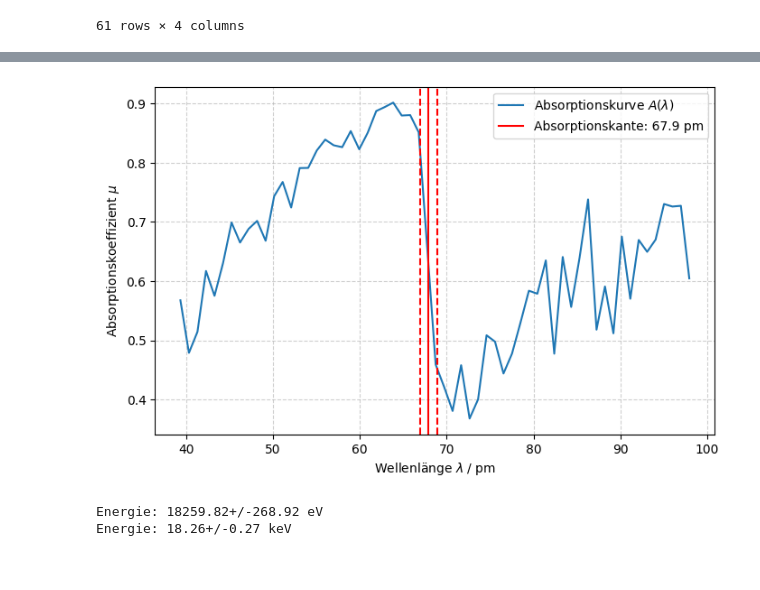
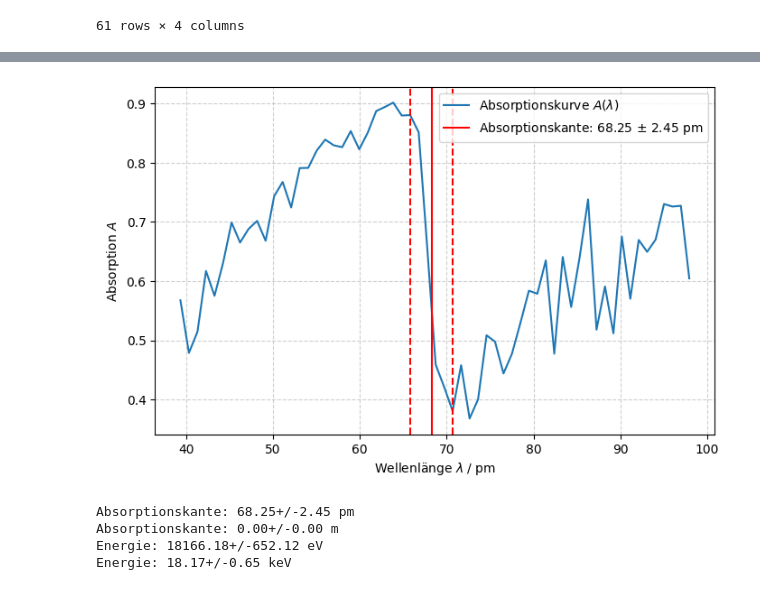
Before and after one commit to henri-climber/AP3, a Jupyter notebook: XST/A9.ipynb, the cells around one changed output, grey strips where cells are left out. Drawn from its saved outputs; the diff is of its cells as text; code cells hidden in the pictures.

```diff
--- a/XST/A9.ipynb
+++ b/XST/A9.ipynb
@@ -46,32 +57,36 @@ df.head()
 # %%
 fig, ax = plt.subplots(figsize=(8, 5))
 
 ax.plot(df.index, df["abs"], linestyle='-', label='Absorptionskurve $A(\lambda)$')
 
 ax.set_xlabel(r"Wellenlänge $\lambda$ / pm")
-ax.set_ylabel(r"Absorptionskoeffizient $\mu$")
+ax.set_ylabel(r"Absorption $A$")
 
 ax.grid(True, linestyle='--', alpha=0.6)
 
+kante_low = 65.8
+kante_up = 70.7
+kante_center = (kante_low + kante_up) / 2
+kante_unc = (kante_up - kante_low) / 2
 
-lambda_kante = 67.9   # Die Mitte der Kante (durchgezogene Linie)
-breite = 1.0          # Bereich um die Kante (gestrichelte Linien)
-
-ax.axvline(x=lambda_kante, color='red', linestyle='-', label=f'Absorptionskante: {lambda_kante} pm')
-ax.axvline(x=lambda_kante - breite, color='red', linestyle='--')
-ax.axvline(x=lambda_kante + breite, color='red', linestyle='--')
+ax.axvline(x=kante_center, color='red', linestyle='-', label=f'Absorptionskante: {kante_center:.2f} $\\pm$ {kante_unc:.2f} pm')
+ax.axvline(x=kante_low, color='red', linestyle='--')
+ax.axvline(x=kante_up, color='red', linestyle='--')
 
 ax.legend()
 
 plt.show()
 # %% [output]
-[figure, old version]
+[figure, new version]
 # %%
 from scipy.constants import h, c, e
 from uncertainties import ufloat
 
-l_pm = ufloat(67.9, 1.0)
+l_pm = ufloat(kante_center, kante_unc)
 l_m = l_pm * 1e-12
+
+print(f"Absorptionskante: {l_pm:.2f} pm")
+print(f"Absorptionskante: {l_m:.2f} m")
 
 energy_ev = (h * c) / (l_m * e)
 energy_kev = energy_ev / 1000
@@ -79,5 +94,7 @@ energy_kev = energy_ev / 1000
 print(f"Energie: {energy_ev:.2f} eV")
 print(f"Energie: {energy_kev:.2f} keV")
 # %% [output]
-Energie: 18259.82+/-268.92 eV
-Energie: 18.26+/-0.27 keV
+Absorptionskante: 68.25+/-2.45 pm
+Absorptionskante: 0.00+/-0.00 m
+Energie: 18166.18+/-652.12 eV
+Energie: 18.17+/-0.65 keV
```
Also changed, not shown: parts of 1 cell of this notebook.
